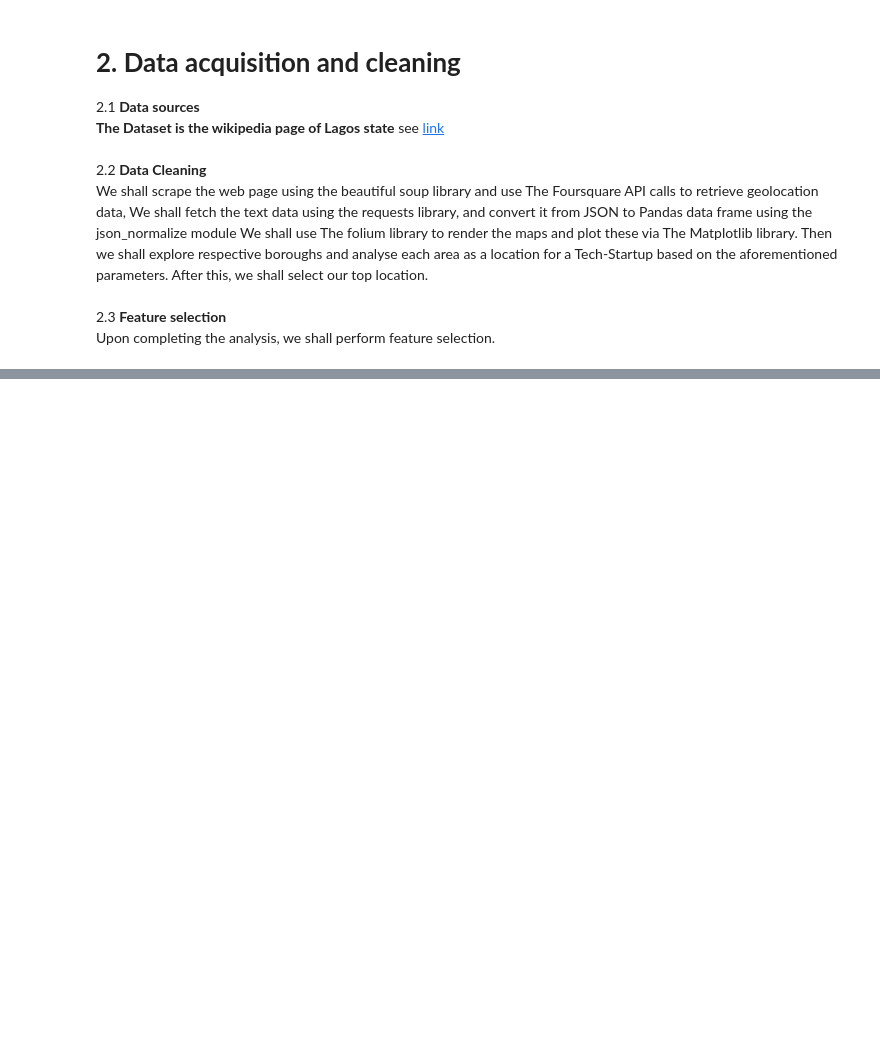
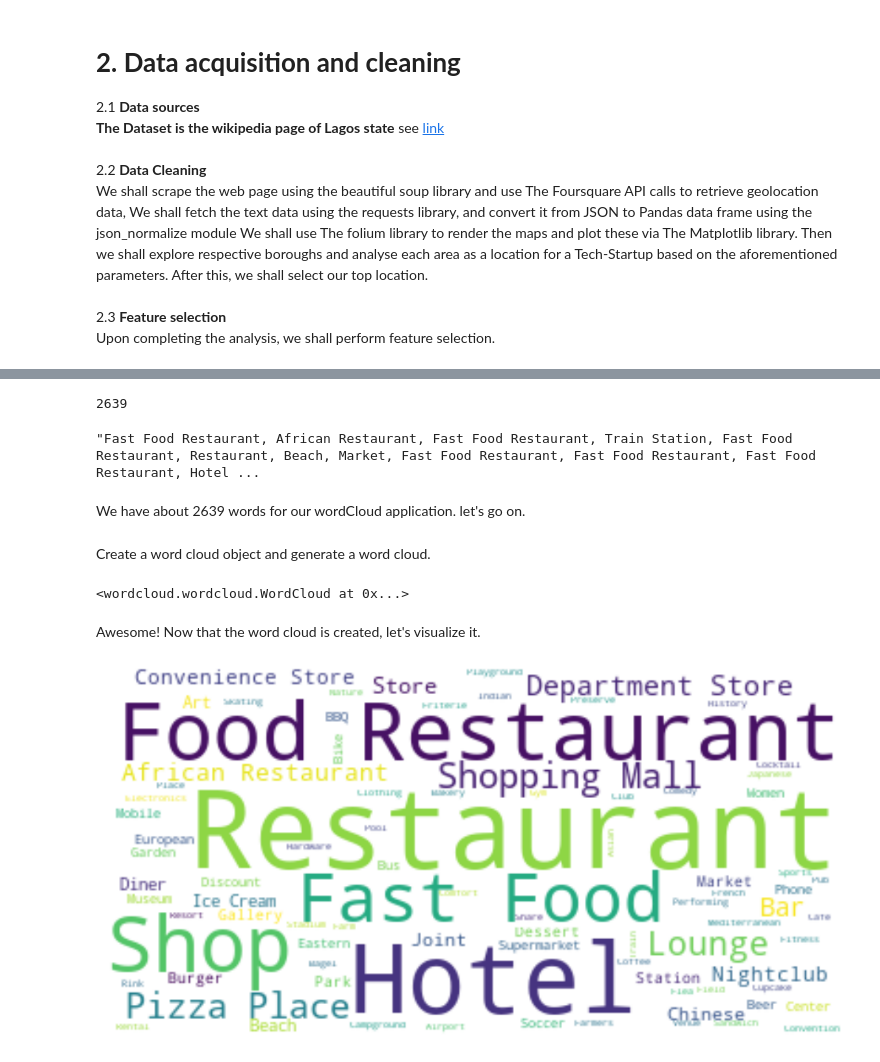
Before and after one commit to AdedokunOluremi/Coursera_Capstone, a Jupyter notebook: Capstone_Project_Segmenting_and_Clustering_Lagos_State_.ipynb, the cells around one changed output, grey strips where cells are left out. Saved outputs shown, nothing was run; the diff lists cells and outputs as text; code cells hidden in the pictures; blank space fills up the shorter version.

```diff
--- a/Capstone_Project_Segmenting_and_Clustering_Lagos_State_.ipynb
+++ b/Capstone_Project_Segmenting_and_Clustering_Lagos_State_.ipynb
@@ -47,0 +1620,2 @@ Upon completing the analysis, we shall perform feature selection.
+# %%
+stopwords = set(STOPWORDS)
@@ -47,0 +1624,6 @@ Upon completing the analysis, we shall perform feature selection.
+# %%
+# Let's select only the columns in lagos_merged DataFrame that we need
+selection = lagos_merged.iloc[:, 4:]
+
+# Let's view the first 5 rows of our selection
+selection.head()
@@ -47,0 +1639,47 @@ Upon completing the analysis, we shall perform feature selection.
+# %%
+# Next lets write code to iterate through each column of our selection DataFrame and append each category word to a string object
+
+col_list = list(selection.columns)
+
+words = ''
+
+for i in col_list:
+    for j in list(selection[i]):
+        words += j
+        words += ', '
+
+print(len(words))
+words
+# %% [output]
+2639
+"Fast Food Restaurant, African Restaurant, Fast Food Restaurant, Train Station, Fast Food Restaurant, Restaurant, Beach, Market, Fast Food Restaurant, Fast Food Restaurant, Fast Food Restaurant, Hotel ...
+# %% [markdown]
+We have about 2639 words for our wordCloud application. let's go on.
+# %% [markdown]
+Create a word cloud object and generate a word cloud.
+# %%
+# Instantiate a WordCloud object
+top_venues_wc = WordCloud(
+          background_color='white',
+          max_words= len(words),
+          stopwords=stopwords)
+
+# Generate the WordCloud
+top_venues_wc.generate(words)
+# %% [output]
+<wordcloud.wordcloud.WordCloud at 0x...>
+# %% [markdown]
+Awesome! Now that the word cloud is created, let's visualize it.
+# %%
+# Generate the WordCloud
+top_venues_wc.generate(words)
+
+# Set the Size
+plt.figure(figsize=(18, 22))
+
+# Display the WC
+plt.imshow(top_venues_wc, interpolation='bilinear')
+plt.axis('off')
+plt.show()
+# %% [output]
+[figure, added]
```
Also changed, not shown: parts of 202 cells of this notebook.
